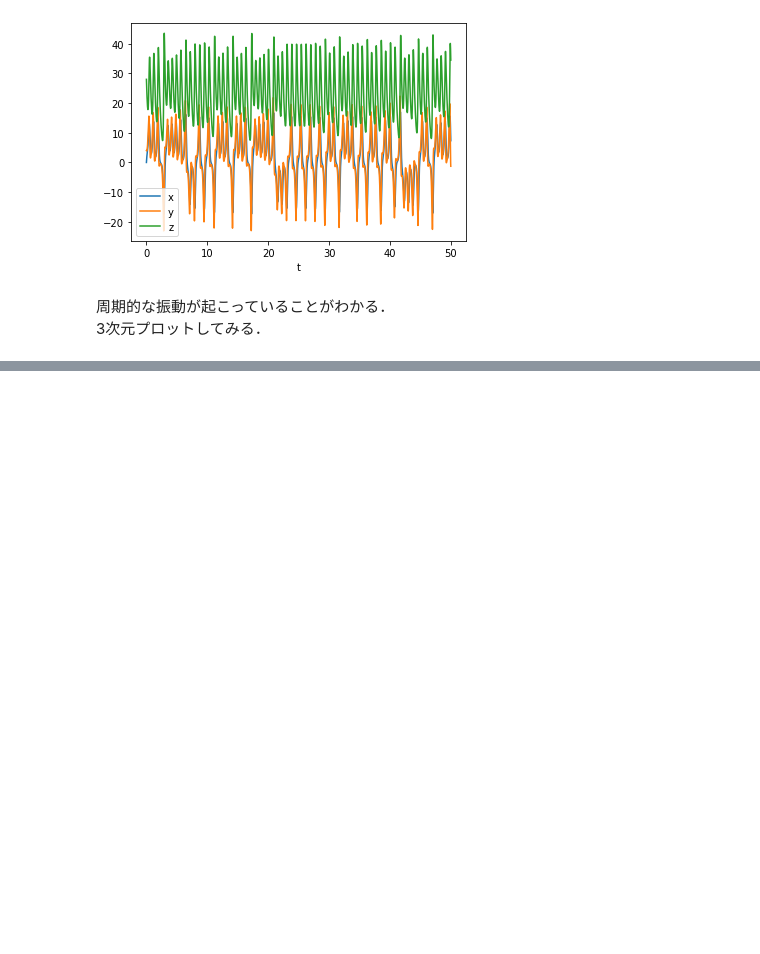
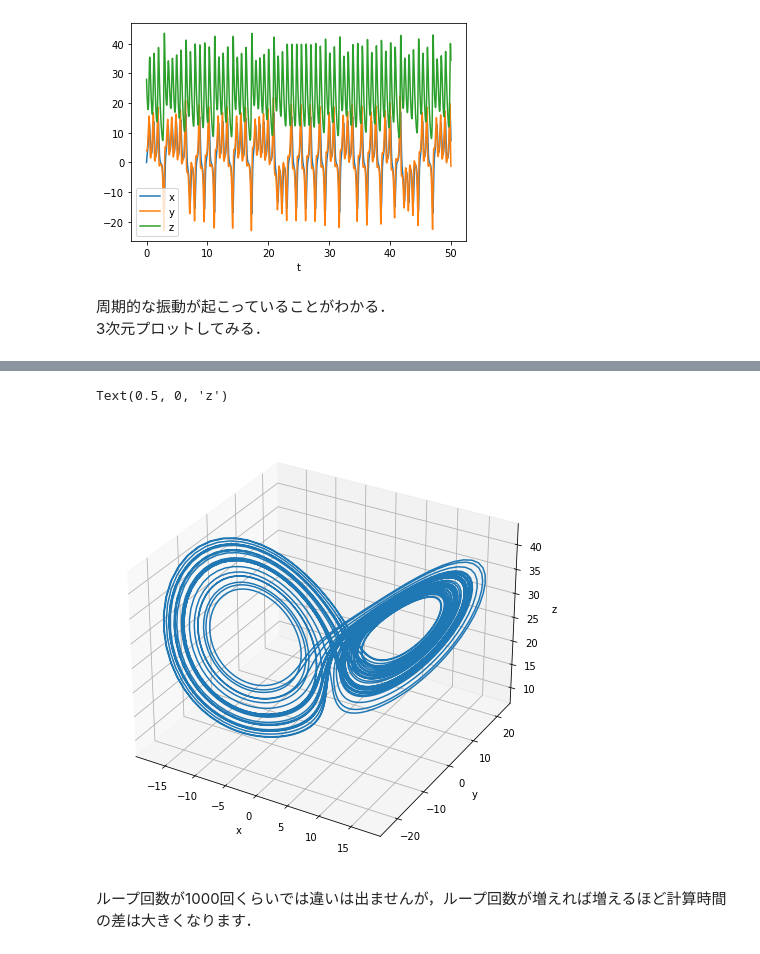
Before and after one commit to YoshimitsuMatsutaIe/abc-2022, a Jupyter notebook: ode/python_src/simple2.ipynb, the cells around one changed output, grey strips where cells are left out. Cells and saved outputs as stored; diff of their text form; code cells hidden in the pictures; blank space fills up the shorter version.

```diff
--- a/ode/python_src/simple2.ipynb
+++ b/ode/python_src/simple2.ipynb
@@ -146,0 +173,12 @@ ImportError: Failed to import any qt binding
+# %%
+fig_nd = plt.figure(figsize=(8, 8))
+ax_nd = fig_nd.add_subplot(projection='3d')
+ax_nd.plot(x[:, 0], x[:, 1], x[:, 2])
+ax_nd.set_xlabel("x")
+ax_nd.set_ylabel("y")
+ax_nd.set_zlabel("z")
+# %% [output]
+Text(0.5, 0, 'z')
+[figure, added]
+# %% [markdown]
+ループ回数が1000回くらいでは違いは出ませんが，ループ回数が増えれば増えるほど計算時間の差は大きくなります．
```
Also changed, not shown: parts of 4 cells of this notebook, 3 other files.
